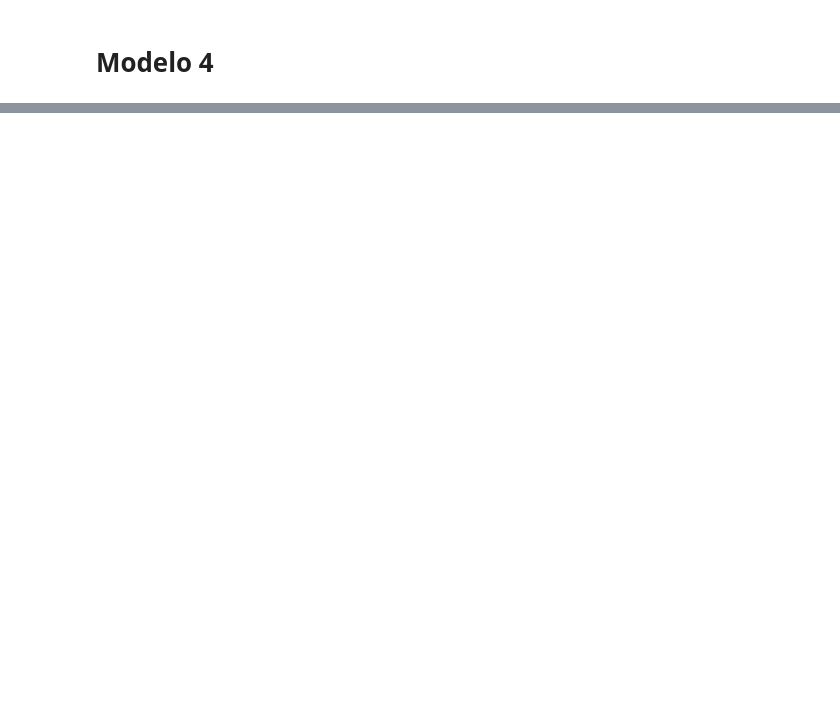
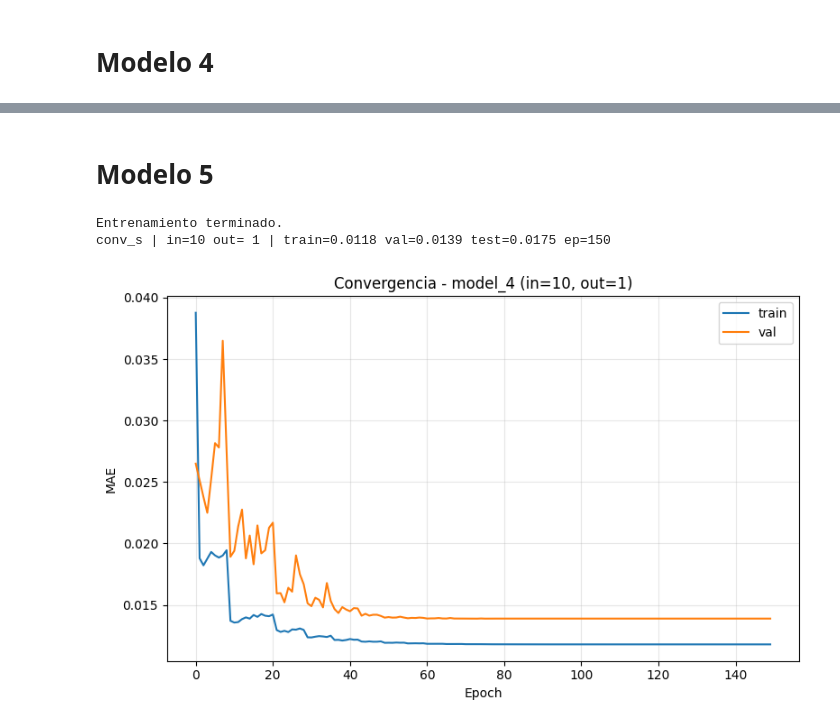
Before and after one commit to feraltauste1/TAREA_REDES_NEURONALES, a Jupyter notebook: notebooks/04_convolucionales.ipynb, the cells around one changed output, grey strips where cells are left out. Cells and saved outputs as stored; diff of their text form; code cells hidden in the pictures; blank space fills up the shorter version.

```diff
--- a/notebooks/04_convolucionales.ipynb
+++ b/notebooks/04_convolucionales.ipynb
@@ -531,0 +532,74 @@ conv_s     5     90 0.001262 0.001613 0.005046    5975 150
+# %% [markdown]
+# Modelo 5
+# %%
+tf.keras.backend.clear_session()
+
+# Elegir UNA configuración concreta
+V_in  = 10  # cambia esto por la ventana de entrada que quieras
+V_out = 1    # cambia esto por la ventana de salida que quieras
+L2_REG = 0.000
+
+model_5 = Sequential([
+    Input((V_in, 23)),
+    Conv1D(64, kernel_size=3, activation='relu', kernel_regularizer=l2(L2_REG)),
+    GlobalAveragePooling1D(),
+    Dense(23)
+])
+
+LEARNING_RATE = 0.3
+
+model_5.compile(
+    optimizer=Adam(learning_rate=LEARNING_RATE),
+    loss='mae',
+    metrics=['mae']
+)
+
+X, y = create_time_series_data(returns, V_in, V_out)
+X_tr, X_v, X_ts, y_tr, y_v, y_ts = make_splits(X, y)
+
+# Entrenar solo este modelo
+hist_5 = model_5.fit(
+    X_tr, y_tr,
+    validation_data=(X_v, y_v),
+    epochs=EPOCHS,
+    batch_size=BATCH_SIZE,
+    callbacks=get_callbacks(),
+    verbose=0
+)
+
+print('Entrenamiento terminado.')
+
+restore_best_weights(model_5)
+
+# Evaluación
+result = {
+    'train': eval_mae(model_5, X_tr, y_tr),
+    'val':   eval_mae(model_5, X_v, y_v),
+    'test':  eval_mae(model_5, X_ts, y_ts),
+    'params': model_5.count_params()
+}
+
+print(
+    f'conv_s | in={V_in:2d} out={V_out:2d} | '
+    f'train={result["train"]:.4f} '
+    f'val={result["val"]:.4f} '
+    f'test={result["test"]:.4f} '
+    f'ep={len(hist_5.history["loss"])}'
+)
+# %% [output]
+Entrenamiento terminado.
+conv_s | in=10 out= 1 | train=0.0118 val=0.0139 test=0.0175 ep=150
+# %%
+plt.figure(figsize=(8, 5))
+plt.plot(hist_5.history['loss'], label='train')
+plt.plot(hist_5.history['val_loss'], label='val')
+
+plt.title(f'Convergencia - model_4 (in={V_in}, out={V_out})')
+plt.xlabel('Epoch')
+plt.ylabel('MAE')
+plt.legend()
+plt.grid(True, alpha=0.3)
+plt.tight_layout()
+plt.show()
+# %% [output]
+[figure, added]
```
Also changed, not shown: parts of 14 cells of this notebook.
